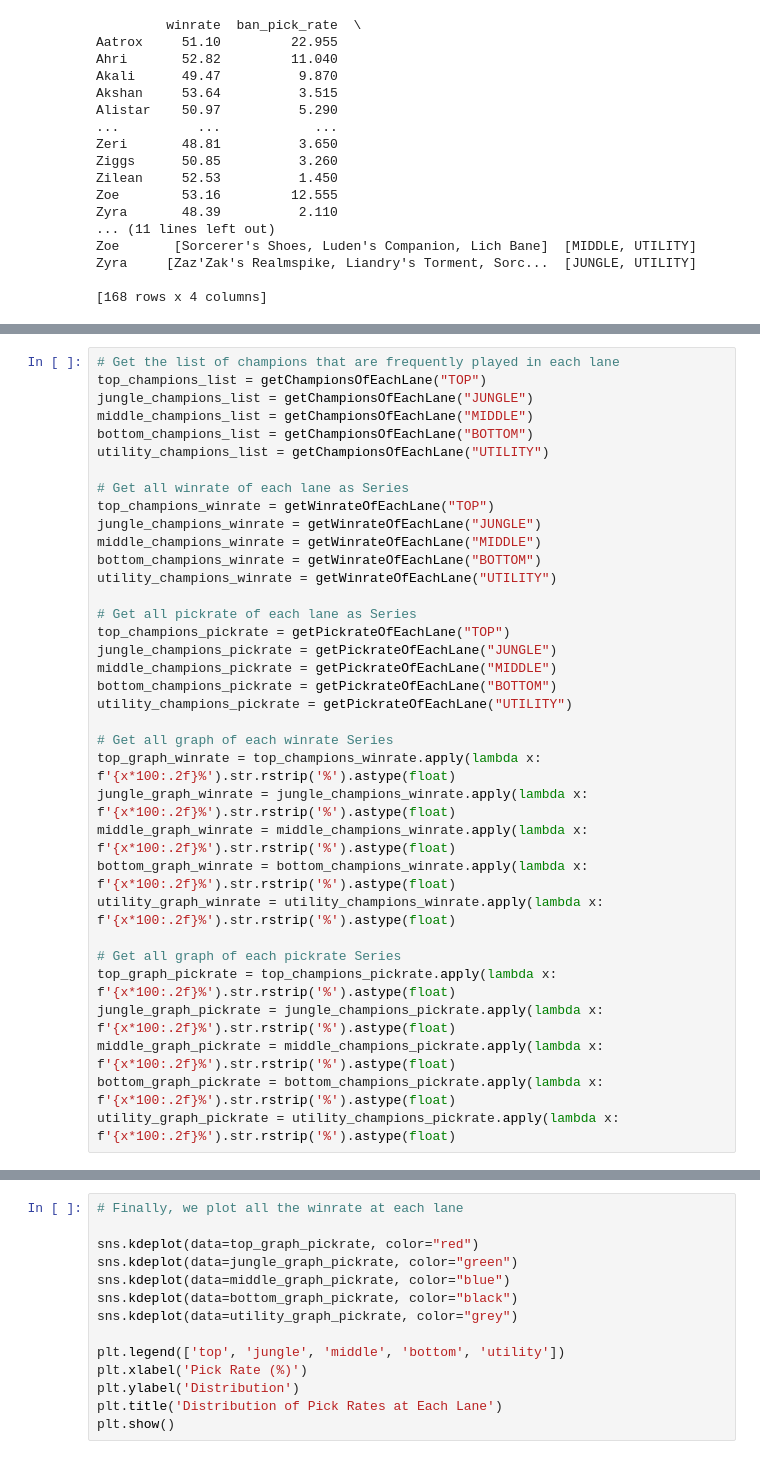
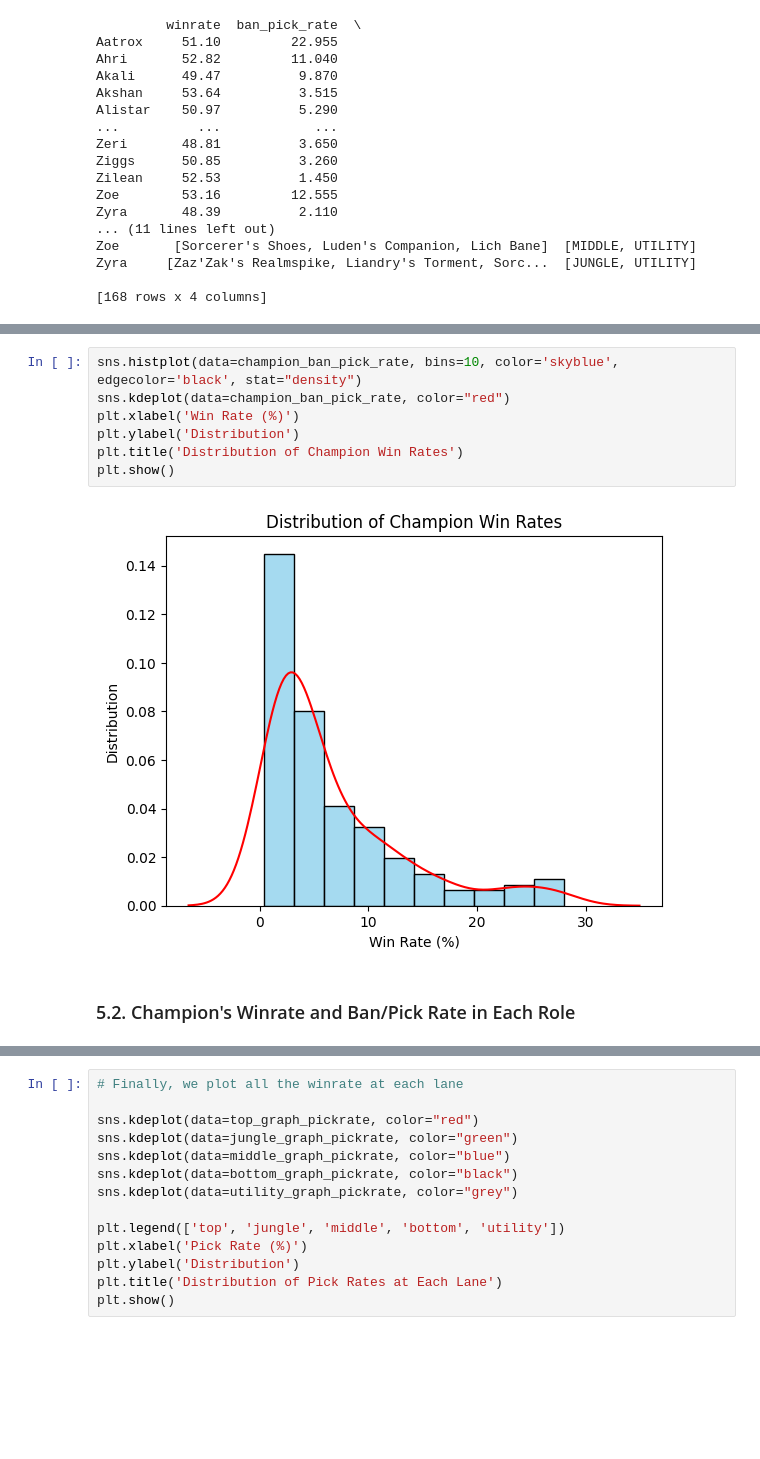
Before and after one commit to hnahtneyugn/LOL-Data-Processing-with-Python, a Jupyter notebook: codes.ipynb, the cells around one changed output, grey strips where cells are left out. Cells and saved outputs as stored; diff of their text form; blank space fills up the shorter version.

```diff
--- a/codes.ipynb
+++ b/codes.ipynb
@@ -1025,35 +1079,11 @@ def getPickrateOfEachLane(lane: str):
-# %%
-# Get the list of champions that are frequently played in each lane
-top_champions_list = getChampionsOfEachLane("TOP")
-jungle_champions_list = getChampionsOfEachLane("JUNGLE")
-middle_champions_list = getChampionsOfEachLane("MIDDLE")
-bottom_champions_list = getChampionsOfEachLane("BOTTOM")
-utility_champions_list = getChampionsOfEachLane("UTILITY")
-
-# Get all winrate of each lane as Series
-top_champions_winrate = getWinrateOfEachLane("TOP")
-jungle_champions_winrate = getWinrateOfEachLane("JUNGLE")
-middle_champions_winrate = getWinrateOfEachLane("MIDDLE")
-bottom_champions_winrate = getWinrateOfEachLane("BOTTOM")
-utility_champions_winrate = getWinrateOfEachLane("UTILITY")
-
-# Get all pickrate of each lane as Series
-top_champions_pickrate = getPickrateOfEachLane("TOP")
-jungle_champions_pickrate = getPickrateOfEachLane("JUNGLE")
-middle_champions_pickrate = getPickrateOfEachLane("MIDDLE")
-bottom_champions_pickrate = getPickrateOfEachLane("BOTTOM")
-utility_champions_pickrate = getPickrateOfEachLane("UTILITY")
-
-# Get all graph of each winrate Series
-top_graph_winrate = top_champions_winrate.apply(lambda x: f'{x*100:.2f}%').str.rstrip('%').astype(float)
-jungle_graph_winrate = jungle_champions_winrate.apply(lambda x: f'{x*100:.2f}%').str.rstrip('%').astype(float)
-middle_graph_winrate = middle_champions_winrate.apply(lambda x: f'{x*100:.2f}%').str.rstrip('%').astype(float)
-bottom_graph_winrate = bottom_champions_winrate.apply(lambda x: f'{x*100:.2f}%').str.rstrip('%').astype(float)
-utility_graph_winrate = utility_champions_winrate.apply(lambda x: f'{x*100:.2f}%').str.rstrip('%').astype(float)
-
-# Get all graph of each pickrate Series
-top_graph_pickrate = top_champions_pickrate.apply(lambda x: f'{x*100:.2f}%').str.rstrip('%').astype(float)
-jungle_graph_pickrate = jungle_champions_pickrate.apply(lambda x: f'{x*100:.2f}%').str.rstrip('%').astype(float)
-middle_graph_pickrate = middle_champions_pickrate.apply(lambda x: f'{x*100:.2f}%').str.rstrip('%').astype(float)
-bottom_graph_pickrate = bottom_champions_pickrate.apply(lambda x: f'{x*100:.2f}%').str.rstrip('%').astype(float)
-utility_graph_pickrate = utility_champions_pickrate.apply(lambda x: f'{x*100:.2f}%').str.rstrip('%').astype(float)
+# %%
+sns.histplot(data=champion_ban_pick_rate, bins=10, color='skyblue', edgecolor='black', stat="density")
+sns.kdeplot(data=champion_ban_pick_rate, color="red")
+plt.xlabel('Win Rate (%)')
+plt.ylabel('Distribution')
+plt.title('Distribution of Champion Win Rates')
+plt.show()
+# %% [output]
+[figure, added]
+# %% [markdown]
+### 5.2. Champion's Winrate and Ban/Pick Rate in Each Role
```
Also changed, not shown: parts of 72 cells of this notebook.
